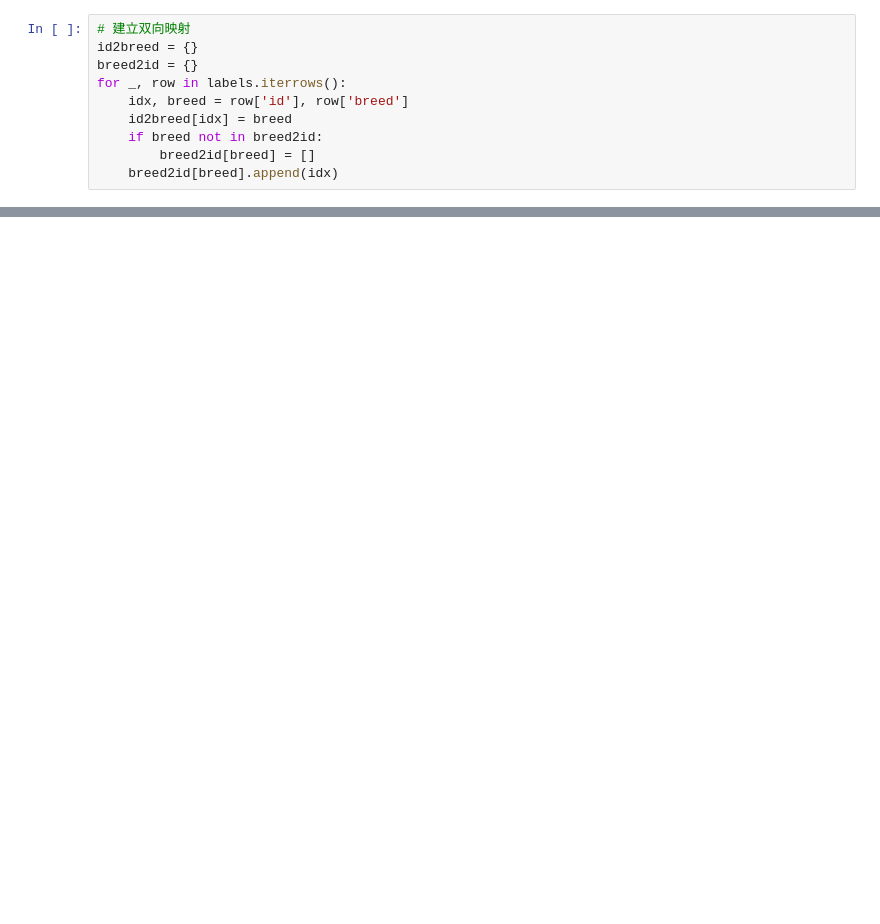
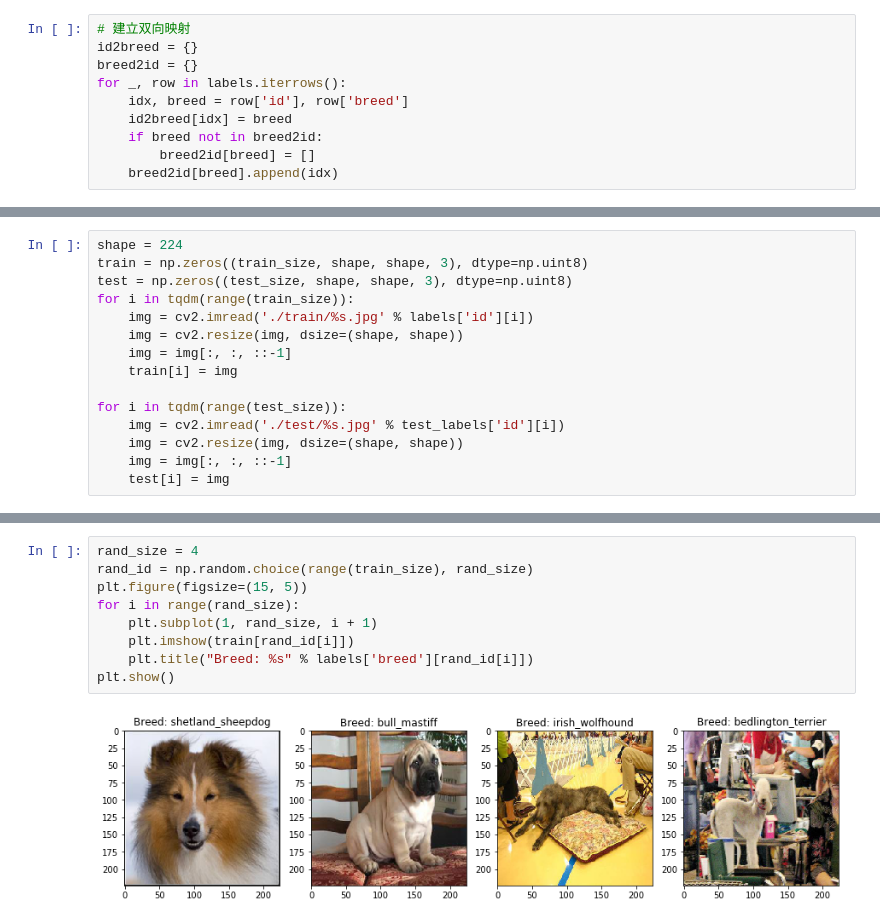
Before and after one commit to mtyylx/Kaggle, a Jupyter notebook: Dog_Breed_Identification/Kaggle Dog Breed Identification Contest.ipynb, the cells around one changed output, grey strips where cells are left out. Drawn from its saved outputs; the diff is of its cells as text; blank space fills up the shorter version.

```diff
--- a/Dog_Breed_Identification/Kaggle Dog Breed Identification Contest.ipynb
+++ b/Dog_Breed_Identification/Kaggle Dog Breed Identification Contest.ipynb
@@ -69,0 +120,15 @@ min(count), max(count), np.average(count)
+# %%
+shape = 224
+train = np.zeros((train_size, shape, shape, 3), dtype=np.uint8)
+test = np.zeros((test_size, shape, shape, 3), dtype=np.uint8)
+for i in tqdm(range(train_size)):
+    img = cv2.imread('./train/%s.jpg' % labels['id'][i])
+    img = cv2.resize(img, dsize=(shape, shape))
+    img = img[:, :, ::-1]
+    train[i] = img
+
+for i in tqdm(range(test_size)):
+    img = cv2.imread('./test/%s.jpg' % test_labels['id'][i])
+    img = cv2.resize(img, dsize=(shape, shape))
+    img = img[:, :, ::-1]
+    test[i] = img
@@ -69,0 +141,11 @@ min(count), max(count), np.average(count)
+# %%
+rand_size = 4
+rand_id = np.random.choice(range(train_size), rand_size)
+plt.figure(figsize=(15, 5))
+for i in range(rand_size):
+    plt.subplot(1, rand_size, i + 1)
+    plt.imshow(train[rand_id[i]])
+    plt.title("Breed: %s" % labels['breed'][rand_id[i]])
+plt.show()
+# %% [output]
+[figure, added]
```
Also changed, not shown: parts of 19 cells of this notebook, 1 other file.
